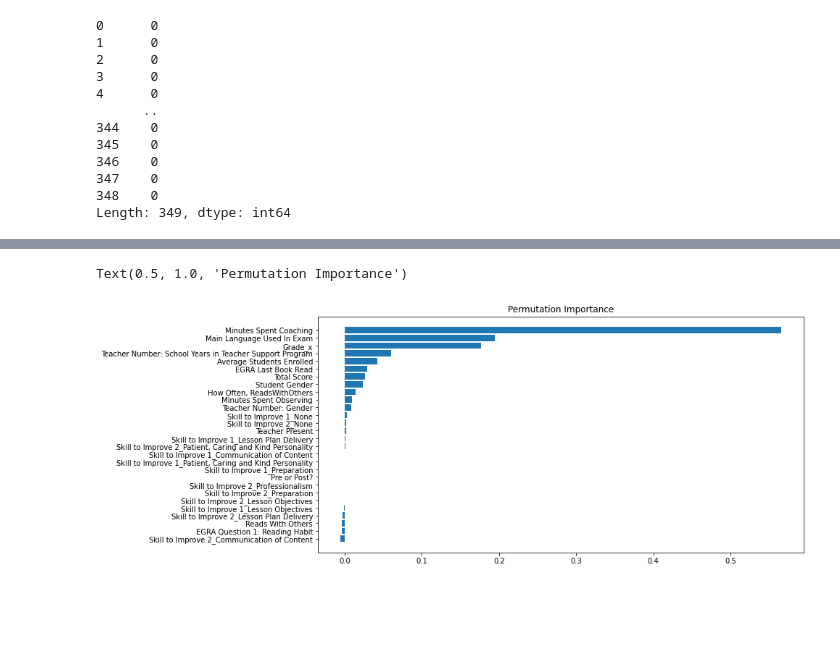
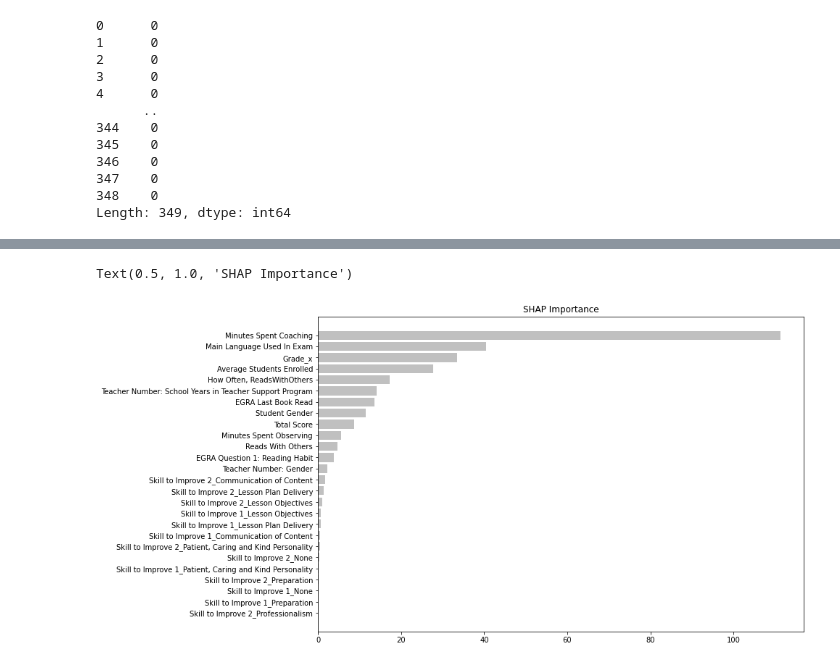
Before and after one commit to georgeputhean/pop-performance, a Jupyter notebook: Skill_Analysis.ipynb, the cells around one changed output, grey strips where cells are left out. Cells and saved outputs as stored; diff of their text form; code cells hidden in the pictures; blank space fills up the shorter version.

```diff
--- a/Skill_Analysis.ipynb
+++ b/Skill_Analysis.ipynb
@@ -57,14 +57,14 @@ Index(['Grade_x', 'School Year_x', 'Pre or Post?',
        'Skill to Improve 2_Preparation', 'Skill to Improve 2_Professionalism'],
       dtype='object')
 # %%
-X=feature_encoded[[ 'Grade_x','Pre or Post?',
+X=feature_encoded[[ 'Grade_x',
        'Main Language Used In Exam', 'EGRA Question 1: Reading Habit',
        'EGRA Last Book Read', 'Reads With Others',
        'How Often, ReadsWithOthers', 'Student Gender',
        'Minutes Spent Observing', 'Minutes Spent Coaching', 'Total Score',
        'Teacher Number: Gender',
        'Teacher Number: School Years in Teacher Support Program',
-       'Teacher Present', 'Average Students Enrolled',
+        'Average Students Enrolled',
        'Skill to Improve 1_Communication of Content',
        'Skill to Improve 1_Lesson Objectives',
        'Skill to Improve 1_Lesson Plan Delivery', 'Skill to Improve 1_None',
@@ -258,11 +281,13 @@ Text(0.5, 1.0, 'Feature Importance')
 # %%
-
-perm_importance = permutation_importance(model, X_test, y_test, n_repeats=10, random_state=1066)
-sorted_idx = perm_importance.importances_mean.argsort()
-fig = plt.figure(figsize=(12, 6))
-plt.barh(range(len(sorted_idx)), perm_importance.importances_mean[sorted_idx], align='center')
+import shap
+explainer = shap.Explainer(model)
+shap_values = explainer(X_test)
+shap_importance = shap_values.abs.mean(0).values
+sorted_idx = shap_importance.argsort()
+fig = plt.figure(figsize=(12, 8))
+plt.barh(range(len(sorted_idx)), shap_importance[sorted_idx], align='center',color=['#C0C0C0'])
 plt.yticks(range(len(sorted_idx)), np.array(X_test.columns)[sorted_idx])
-plt.title('Permutation Importance')
+plt.title('SHAP Importance')
 # %% [output]
-Text(0.5, 1.0, 'Permutation Importance')
+Text(0.5, 1.0, 'SHAP Importance')
-[figure, old version]
+[figure, new version]
```
Also changed, not shown: parts of 16 cells of this notebook.
